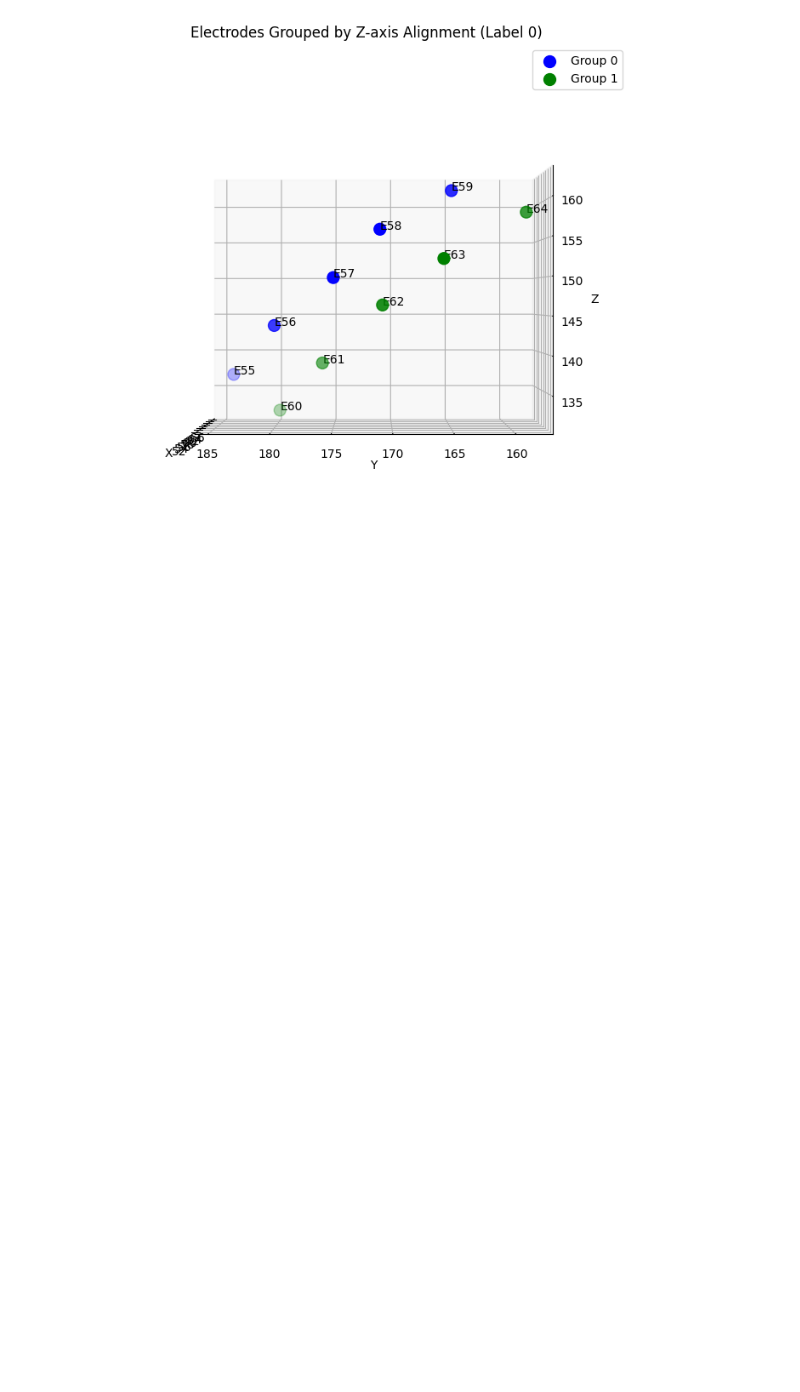
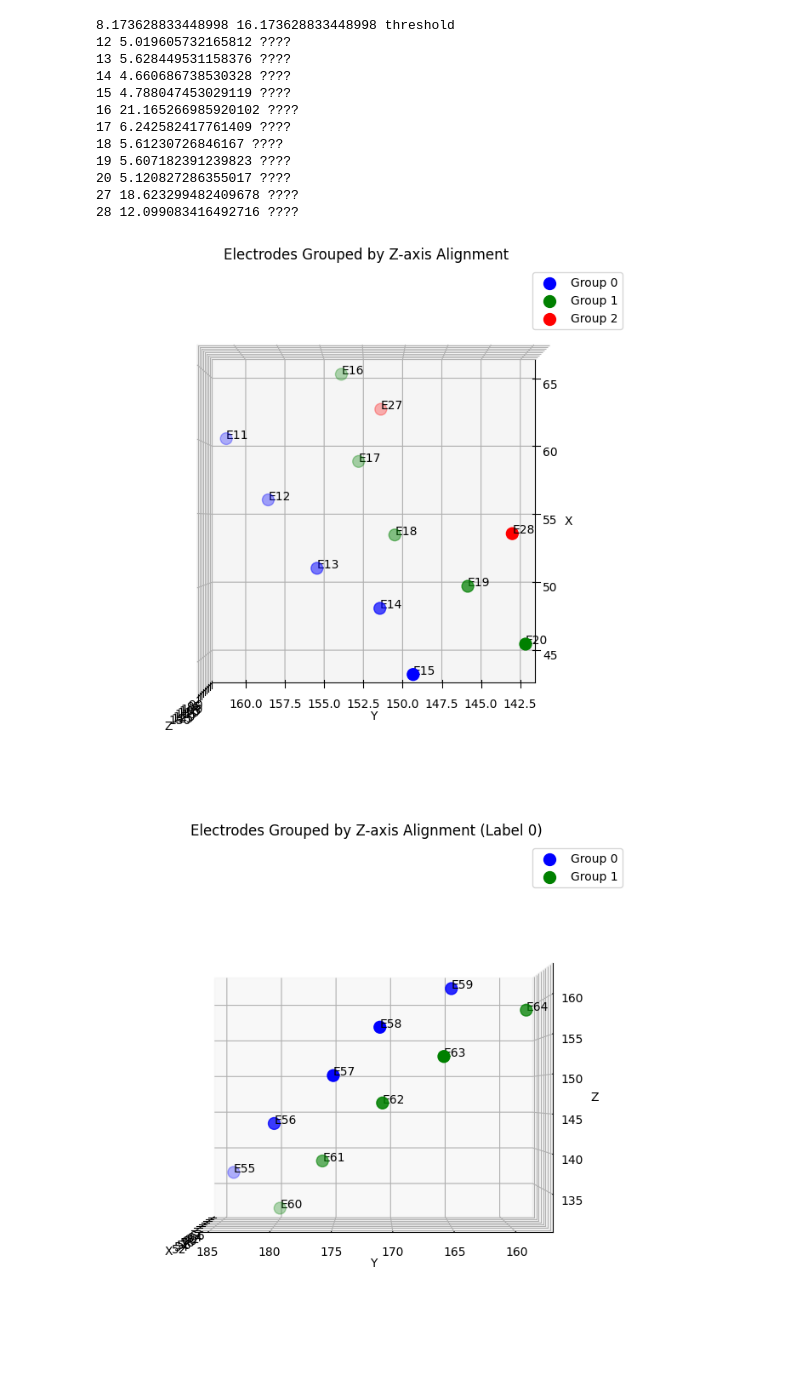
Before and after one commit to ScheWann/CS529_VDS_Epilepsy, a Jupyter notebook: backend/patch.ipynb, the cells around one changed output. Saved outputs shown, nothing was run; the diff lists cells and outputs as text; code cells hidden in the pictures; blank space fills up the shorter version.

```diff
--- a/backend/patch.ipynb
+++ b/backend/patch.ipynb
@@ -79,3 +85,75 @@ plt.show()
+# %%
+# top to bottom angle, think about x and y
+
+# electrode_df = pd.read_csv("/Users/siyuanzhao/Documents/GitHub/CS529_VDS_Epilepsy/frontend/src/data/electrodes/ep129/ep129_electrodes_2024.csv")
+electrode_df = pd.read_csv("/Users/siyuanzhao/Documents/GitHub/CS529_VDS_Epilepsy/frontend/src/data/electrodes/ep187/ep187_electrodes_2024.csv")
+
+filtered_df = electrode_df[electrode_df['label'] == 10]
+sorted_df = filtered_df.sort_values(by='electrode_number')
+
+distances = np.sqrt((np.diff(sorted_df['Z'])**2) + (np.diff(sorted_df['Y'])**2))
+
+Q1, Q3 = np.percentile(distances, [25, 75])
+IQR = Q3 - Q1
+# Consider points within 1.5 * IQR as non-outliers
+filtered_distances = distances[(distances >= Q1 - 1.5 * IQR) & (distances <= Q3 + 1.5 * IQR)]
+
+threshold = np.mean(filtered_distances) + 8
+print(np.mean(filtered_distances), threshold, 'threshold')
+
+# Initialize a group label
+group_label = 0
+sorted_df['group'] = -1
+
+# Assign group labels
+for i in range(len(sorted_df)):
+    if i == 0:
+        sorted_df.iloc[i, sorted_df.columns.get_loc('group')] = group_label
+    else:
+        distance = np.sqrt((sorted_df.iloc[i]['X'] - sorted_df.iloc[i-1]['X'])**2 + (sorted_df.iloc[i]['Y'] - sorted_df.iloc[i-1]['Y'])**2)
+        print(sorted_df.iloc[i]['electrode_number'], distance, '????')
+        if distance > threshold:
+            group_label += 1
+            sorted_df.iloc[i, sorted_df.columns.get_loc('group')] = group_label
+        else:
+            sorted_df.iloc[i, sorted_df.columns.get_loc('group')] = group_label
+
+# Plotting with color coding by group
+fig = plt.figure(figsize=(10, 8))
+ax = fig.add_subplot(111, projection='3d')
+# top to bottom
+ax.view_init(elev=90, azim=180)
+
+unique_groups = sorted_df['group'].unique()
+colors = ['blue', 'green', 'red', 'cyan', 'magenta', 'yellow']
+
+for group in unique_groups:
+    group_df = sorted_df[sorted_df['group'] == group]
+    color = colors[unique_groups.tolist().index(group)]
+    ax.scatter(group_df['X'], group_df['Y'], group_df['Z'], s=100, color=color, label=f'Group {group}')
+    for _, row in group_df.iterrows():
+        ax.text(row['X'], row['Y'], row['Z'], f"E{row['electrode_number']}", color='black')
+
+ax.set_xlabel('X')
+ax.set_ylabel('Y')
+ax.set_zlabel('Z')
+plt.title('Electrodes Grouped by Z-axis Alignment')
+plt.legend()
+plt.show()
+# %% [output]
+8.173628833448998 16.173628833448998 threshold
+12 5.019605732165812 ????
+13 5.628449531158376 ????
+14 4.660686738530328 ????
+15 4.788047453029119 ????
+16 21.165266985920102 ????
+17 6.242582417761409 ????
+18 5.61230726846167 ????
+19 5.607182391239823 ????
+20 5.120827286355017 ????
+27 18.623299482409678 ????
+28 12.099083416492716 ????
+[figure, added]
 # %%
 # electrode_df = pd.read_csv("/Users/siyuanzhao/Documents/GitHub/CS529_VDS_Epilepsy/frontend/src/data/electrodes/ep129/ep129_electrodes_2024.csv")
 electrode_df = pd.read_csv("/Users/siyuanzhao/Documents/GitHub/CS529_VDS_Epilepsy/frontend/src/data/electrodes/ep187/ep187_electrodes_2024.csv")
```
Also changed, not shown: parts of 2 cells of this notebook.
